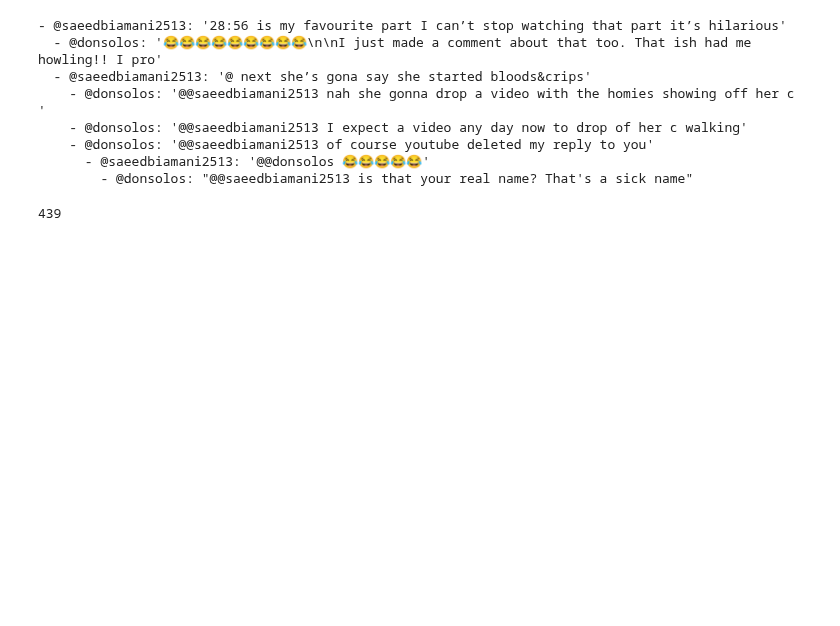
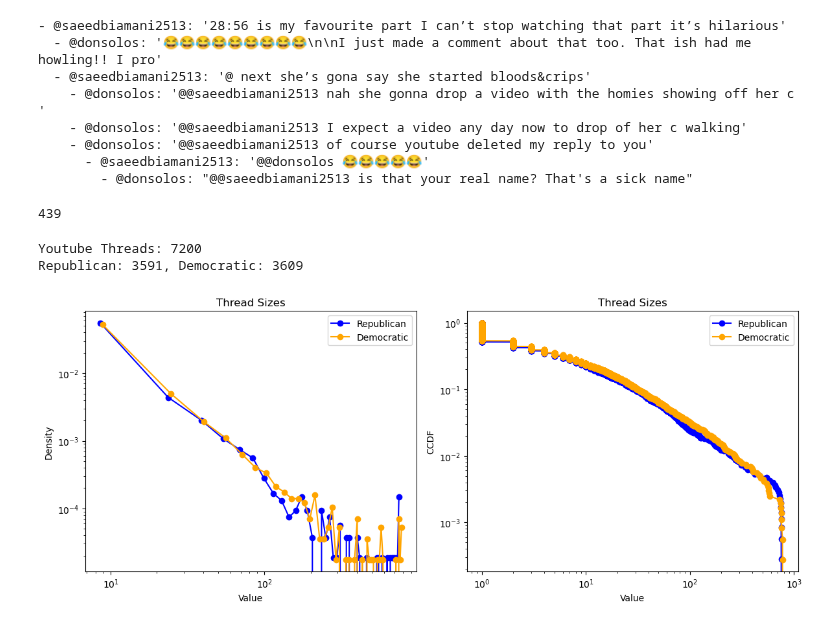
Before and after one commit to Filippo-Corti/SocialMediaMining, a Jupyter notebook: Project/YoutubeConversations.ipynb, the cells around one changed output. Drawn from its saved outputs; the diff is of its cells as text; code cells hidden in the pictures; blank space fills up the shorter version.

```diff
--- a/Project/YoutubeConversations.ipynb
+++ b/Project/YoutubeConversations.ipynb
@@ -274,3 +276,36 @@ num_communities
 439
 # %%
 nx.write_gexf(Youtube_Graph, "youtube.gexf")
+# %%
+def is_user_republican(account_id : str) -> bool:
+    return random.choice([True, False])
+
+yt_threads = db.SQLiteYoutubeSaver().get_threads()
+
+print(f"Youtube Threads: {len(yt_threads)}")
+
+rep_threads = list()
+dem_threads = list()
+
+for thread in yt_threads:
+    if is_user_republican(thread.value.author.id):
+        rep_threads.append(thread)
+    else:
+        dem_threads.append(thread)
+
+print(f"Republican: {len(rep_threads)}, Democratic: {len(dem_threads)}")
+# %% [output]
+Youtube Threads: 7200
+Republican: 3591, Democratic: 3609
+# %%
+rep_thread_sizes = sorted([t.get_size() for t in rep_threads], reverse=True)
+rep_thread_unique_users = sorted([t.get_unique_users() for t in rep_threads], reverse=True)
+rep_thread_depths = sorted([t.get_depth() for t in rep_threads], reverse=True)
+rep_thread_wieners = sorted([t.get_wiener_index() for t in rep_threads], reverse=True)
+rep_thread_cpu = sorted([t.get_comments_per_user() for t in rep_threads], reverse=True)
+
+dem_thread_sizes = sorted([t.get_size() for t in dem_threads], reverse=True)
+dem_thread_unique_users = sorted([t.get_unique_users() for t in dem_threads], reverse=True)
+dem_thread_depths = sorted([t.get_depth() for t in dem_threads], reverse=True)
+dem_thread_wieners = sorted([t.get_wiener_index() for t in dem_threads], reverse=True)
+dem_thread_cpu = sorted([t.get_comments_per_user() for t in dem_threads], reverse=True)
@@ -276,0 +367,4 @@ nx.write_gexf(Youtube_Graph, "youtube.gexf")
+# %%
+plot_pdf_ccdf(rep_thread_sizes, dem_thread_sizes, title="Thread Sizes", label1='Republican', label2='Democratic')
+# %% [output]
+[figure, added]
```
Also changed, not shown: parts of 7 cells of this notebook, 4 other files.
